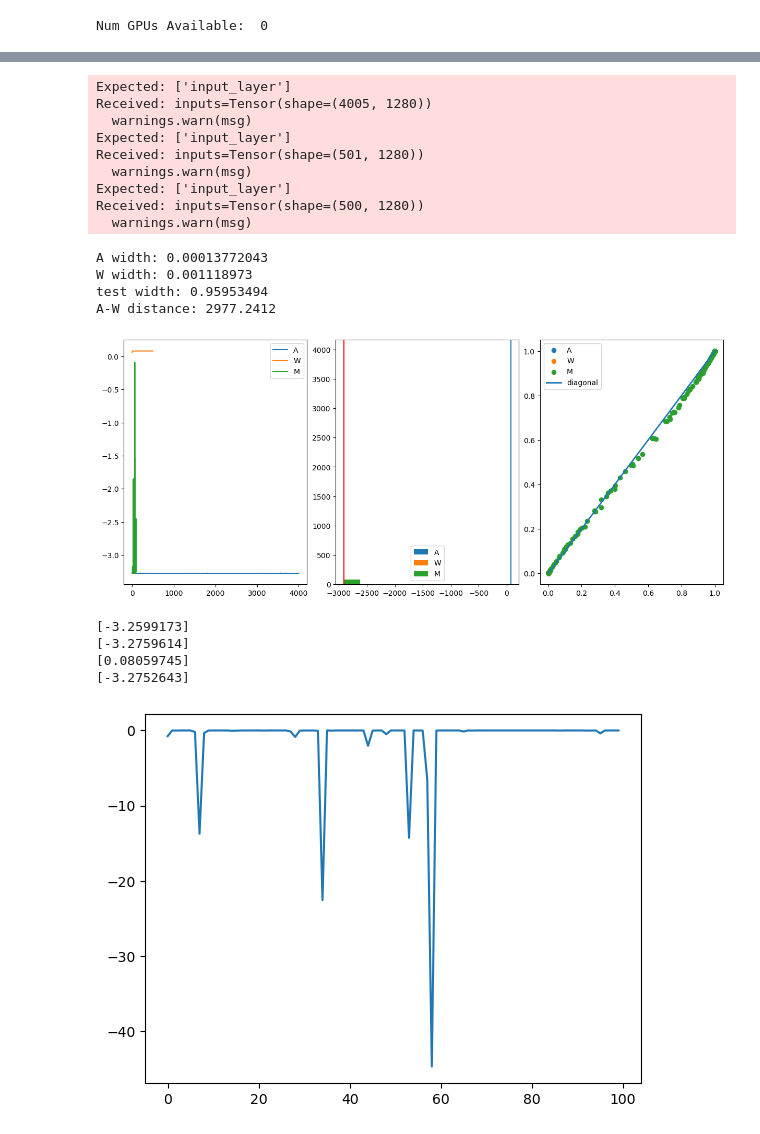
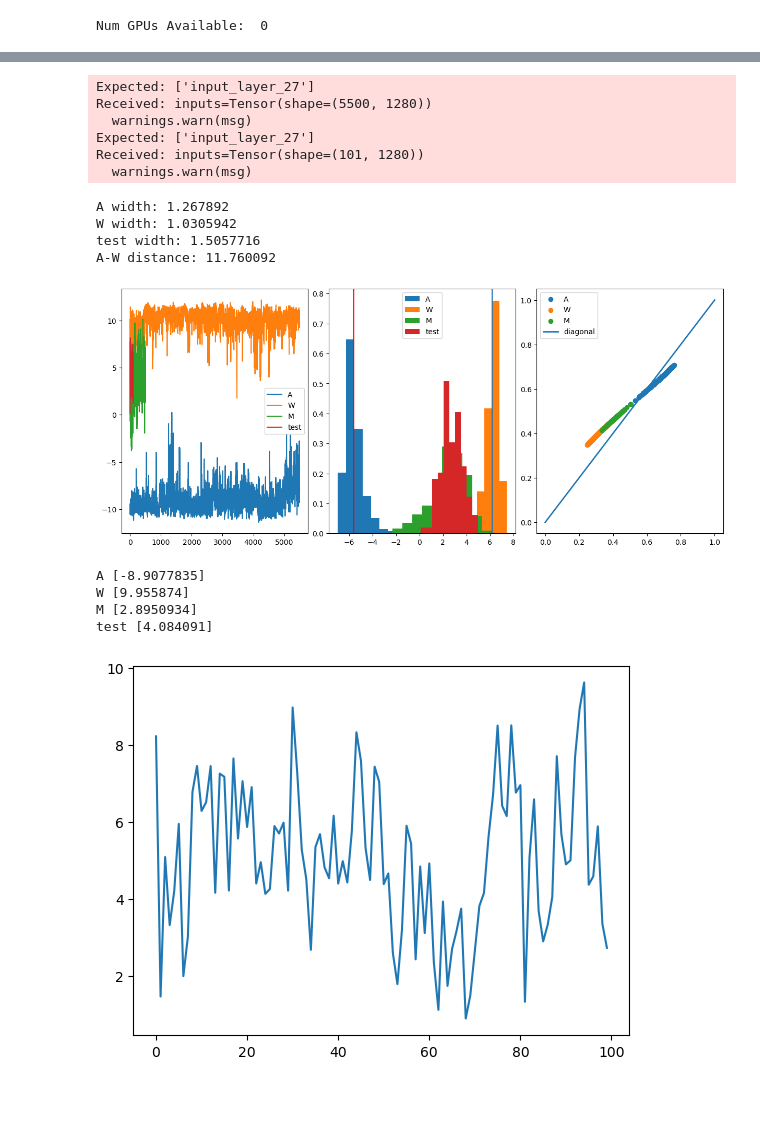
Before and after one commit to akalinow/RPi, a Jupyter notebook: FaceRecognition/FaceRecognition.ipynb, the cells around one changed output, grey strips where cells are left out. Drawn from its saved outputs; the diff is of its cells as text; code cells hidden in the pictures; blank space fills up the shorter version.

```diff
--- a/FaceRecognition/FaceRecognition.ipynb
+++ b/FaceRecognition/FaceRecognition.ipynb
@@ -27,25 +27,20 @@ tf.config.set_visible_devices([], 'GPU')
 # %% [output]
 Num GPUs Available:  0
 # %%
-file_path = '/home/akalinow/scratch/RPi/FaceFollow/df.parquet_Wojtek.gzip'
+file_path = 'df.parquet_Wojtek.gzip'
 df_W = pd.read_parquet(file_path)
 
-file_path = '/home/akalinow/scratch/RPi/FaceFollow/df.parquet_Artur.gzip'
+file_path = 'df.parquet_Artur.gzip'
 df_A = pd.read_parquet(file_path)
-df_A.drop(index=0, inplace=True)
 
 file_path = '/home/akalinow/scratch/RPi/FaceFollow/df.parquet_Monika.gzip'
+df_M = pd.read_parquet(file_path)
+
 file_path = '/home/akalinow/scratch/RPi/FaceFollow/df.parquet_Marcin.gzip'
-df_M = pd.read_parquet(file_path)
-df_M.drop(index=0, inplace=True)
-
-file_path = '/home/akalinow/scratch/RPi/FaceFollow/df.parquet_Monika.gzip'
-#file_path = '/home/akalinow/scratch/RPi/FaceFollow/df.parquet.gzip'
 df_test = pd.read_parquet(file_path)
-df_test.drop(index=0, inplace=True)
 
 features_W = np.asarray(df_W.drop(columns=['date','label']))
-features_A = np.asarray(df_A.drop(columns=['label']))
+features_A = np.asarray(df_A.drop(columns=['date','label']))
 features_M = np.asarray(df_M.drop(columns=['date','label']))
 features_test = np.asarray(df_test.drop(columns=['date','label']))
 
@@ -143,6 +151,7 @@ fig, axes = plt.subplots(1,3,layout='constrained', figsize = (12,5))
 axes[0].plot(response_A[:,0], label="A")
 axes[0].plot(response_W[:,0], label="W")
 axes[0].plot(response_M[:,0], label="M")
+axes[0].plot(response_test[:,0], label="test")
 axes[0].legend();
 
 sigma_A = response_A.std()
@@ -151,9 +160,10 @@ sigma_M = response_test.std()
 
 sigma = np.sqrt(sigma_A**2 + sigma_W**2)
 distance = np.mean(response_A/sigma) - np.mean(response_W/sigma)
-axes[1].hist(response_A[:,0]/sigma, label="A")
-axes[1].hist(response_W[:,0]/sigma, label="W")
-axes[1].hist(response_M[:,0]/sigma, label="M")
+axes[1].hist(response_A[:,0]/sigma, density=True, label="A")
+axes[1].hist(response_W[:,0]/sigma, density=True, label="W")
+axes[1].hist(response_M[:,0]/sigma, density=True, label="M")
+axes[1].hist(response_test[:,0]/sigma, density=True, label="test")
 axes[1].axvline(x=np.mean(response_A/sigma),color="red")
 axes[1].axvline(x=np.mean(response_W/sigma))
 axes[1].legend();
@@ -176,38 +186,36 @@ axes[2].legend();
-Expected: ['input_layer']
-Received: inputs=Tensor(shape=(4005, 1280))
+Expected: ['input_layer_27']
+Received: inputs=Tensor(shape=(5500, 1280))
   warnings.warn(msg)
-Expected: ['input_layer']
-Received: inputs=Tensor(shape=(501, 1280))
+Expected: ['input_layer_27']
+Received: inputs=Tensor(shape=(101, 1280))
   warnings.warn(msg)
-Expected: ['input_layer']
-Received: inputs=Tensor(shape=(500, 1280))
-  warnings.warn(msg)
-A width: 0.00013772043
-W width: 0.001118973
-test width: 0.95953494
-A-W distance: 2977.2412
+A width: 1.267892
+W width: 1.0305942
+test width: 1.5057716
+A-W distance: 11.760092
-[figure, old version]
+[figure, new version]
 # %%
 v1 = response_W[:4000,:]
 v2 = response_A[:4000,:]
 
-v1 = response_A[:100,:]
+v1 = response_W[:100,:]
 v2 = response_test[:100,:]
 
-x = np.sum(v1-v2, axis=1)
-x /=  np.sqrt(np.sum(v1**2, axis=1))
-x /=  np.sqrt(np.sum(v2**2, axis=1))
+x = np.sum(np.abs(v1-v2), axis=1)
+#x /=sigma_W
+#x /=  np.sqrt(np.sum(v1**2, axis=1))
+#x /=  np.sqrt(np.sum(v2**2, axis=1))
 plt.plot(x)
-print(response_M[20,:])
-print(response_A[20,:])
-print(response_W[20,:])
-print(response_test[20,:])
+print(colored("A","blue"),response_A[20,:])
+print(colored("W","blue"),response_W[20,:])
+print(colored("M","blue"),response_M[20,:])
+print(colored("test","blue"),response_test[20,:])
 # %% [output]
-[-3.2599173]
-[-3.2759614]
-[0.08059745]
-[-3.2752643]
+A [-8.9077835]
+W [9.955874]
+M [2.8950934]
+test [4.084091]
-[figure, old version]
+[figure, new version]
 # %%
 last_layer = model.layers[-1]
 x = feature_extractor(features_A)[0:1,:].numpy()
```
Also changed, not shown: parts of 7 cells of this notebook, 9 other files.
